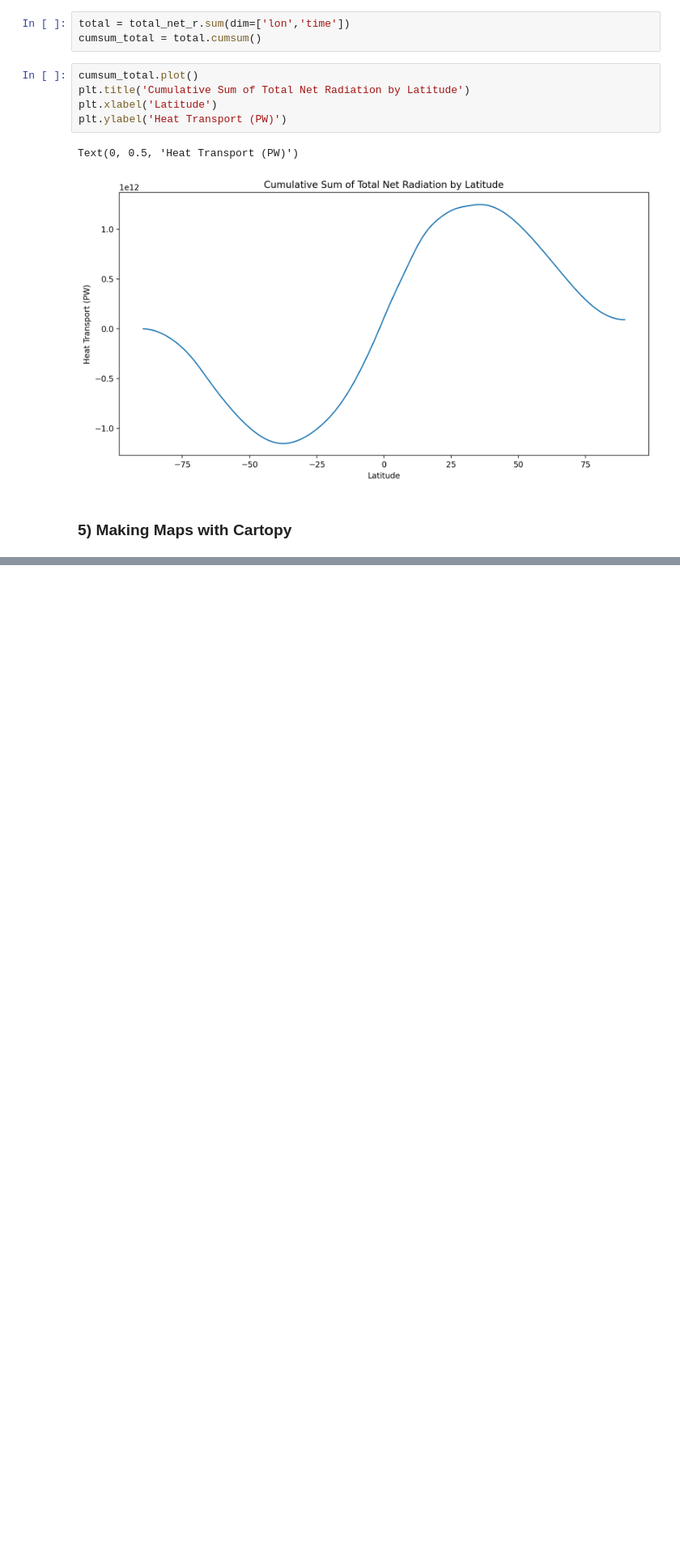
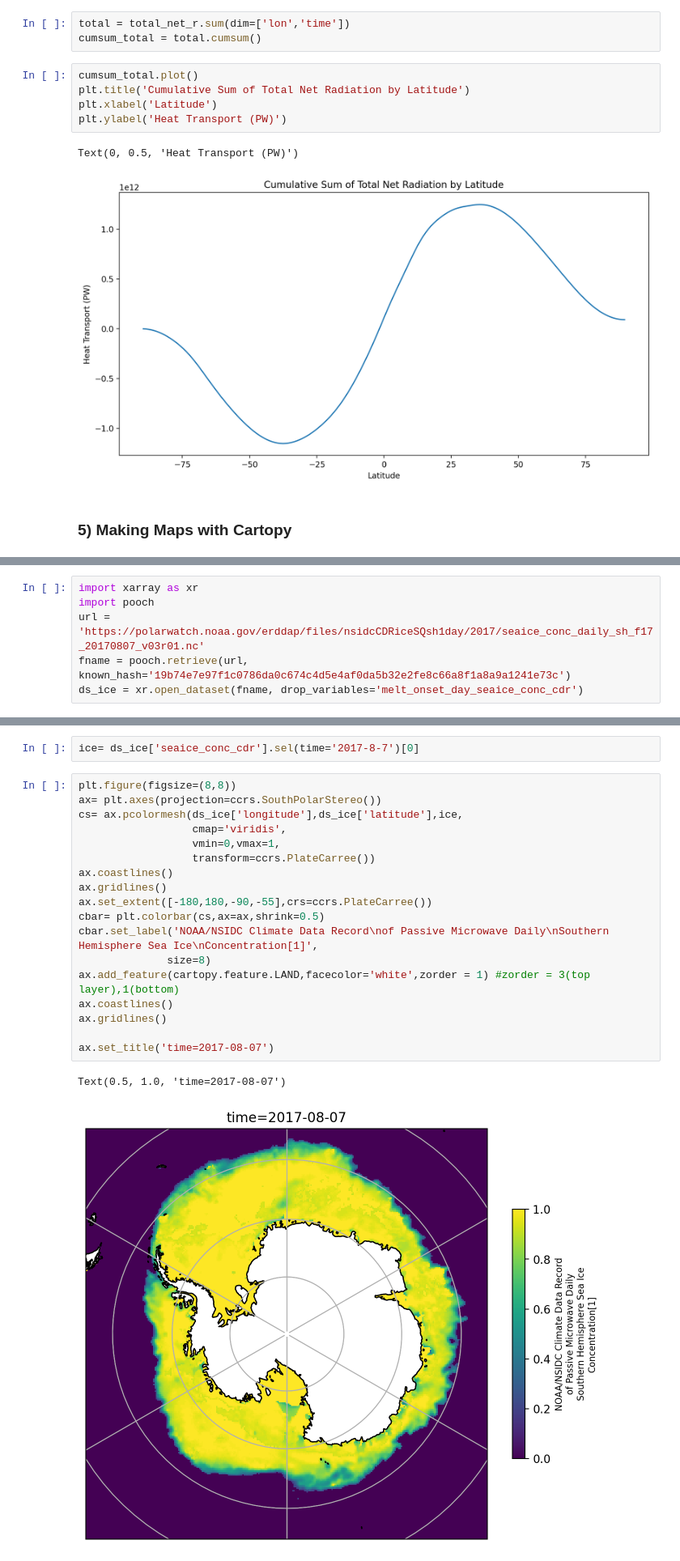
Before and after one commit to hiXiaoMa/assignments, a Jupyter notebook: assignment_10.ipynb, the cells around one changed output, grey strips where cells are left out. Shown at 81% size. Drawn from its saved outputs; the diff is of its cells as text; blank space fills up the shorter version.

```diff
--- a/assignment_10.ipynb
+++ b/assignment_10.ipynb
@@ -301,0 +390,6 @@ Text(0, 0.5, 'Heat Transport (PW)')
+# %%
+import xarray as xr
+import pooch
+url = 'https://polarwatch.noaa.gov/erddap/files/nsidcCDRiceSQsh1day/2017/seaice_conc_daily_sh_f17_20170807_v03r01.nc'
+fname = pooch.retrieve(url, known_hash='19b74e7e97f1c0786da0c674c4d5e4af0da5b32e2fe8c66a8f1a8a9a1241e73c')
+ds_ice = xr.open_dataset(fname, drop_variables='melt_onset_day_seaice_conc_cdr')
@@ -301,0 +418,23 @@ Text(0, 0.5, 'Heat Transport (PW)')
+# %%
+ice= ds_ice['seaice_conc_cdr'].sel(time='2017-8-7')[0]
+# %%
+plt.figure(figsize=(8,8))
+ax= plt.axes(projection=ccrs.SouthPolarStereo())
+cs= ax.pcolormesh(ds_ice['longitude'],ds_ice['latitude'],ice,
+                  cmap='viridis',
+                  vmin=0,vmax=1,
+                  transform=ccrs.PlateCarree())
+ax.coastlines()
+ax.gridlines()
+ax.set_extent([-180,180,-90,-55],crs=ccrs.PlateCarree())
+cbar= plt.colorbar(cs,ax=ax,shrink=0.5)
+cbar.set_label('NOAA/NSIDC Climate Data Record\nof Passive Microwave Daily\nSouthern Hemisphere Sea Ice\nConcentration[1]',
+              size=8)
+ax.add_feature(cartopy.feature.LAND,facecolor='white',zorder = 1) #zorder = 3(top layer),1(bottom)
+ax.coastlines()
+ax.gridlines()
+
+ax.set_title('time=2017-08-07')
+# %% [output]
+Text(0.5, 1.0, 'time=2017-08-07')
+[figure, added]
```
Also changed, not shown: parts of 24 cells of this notebook.
